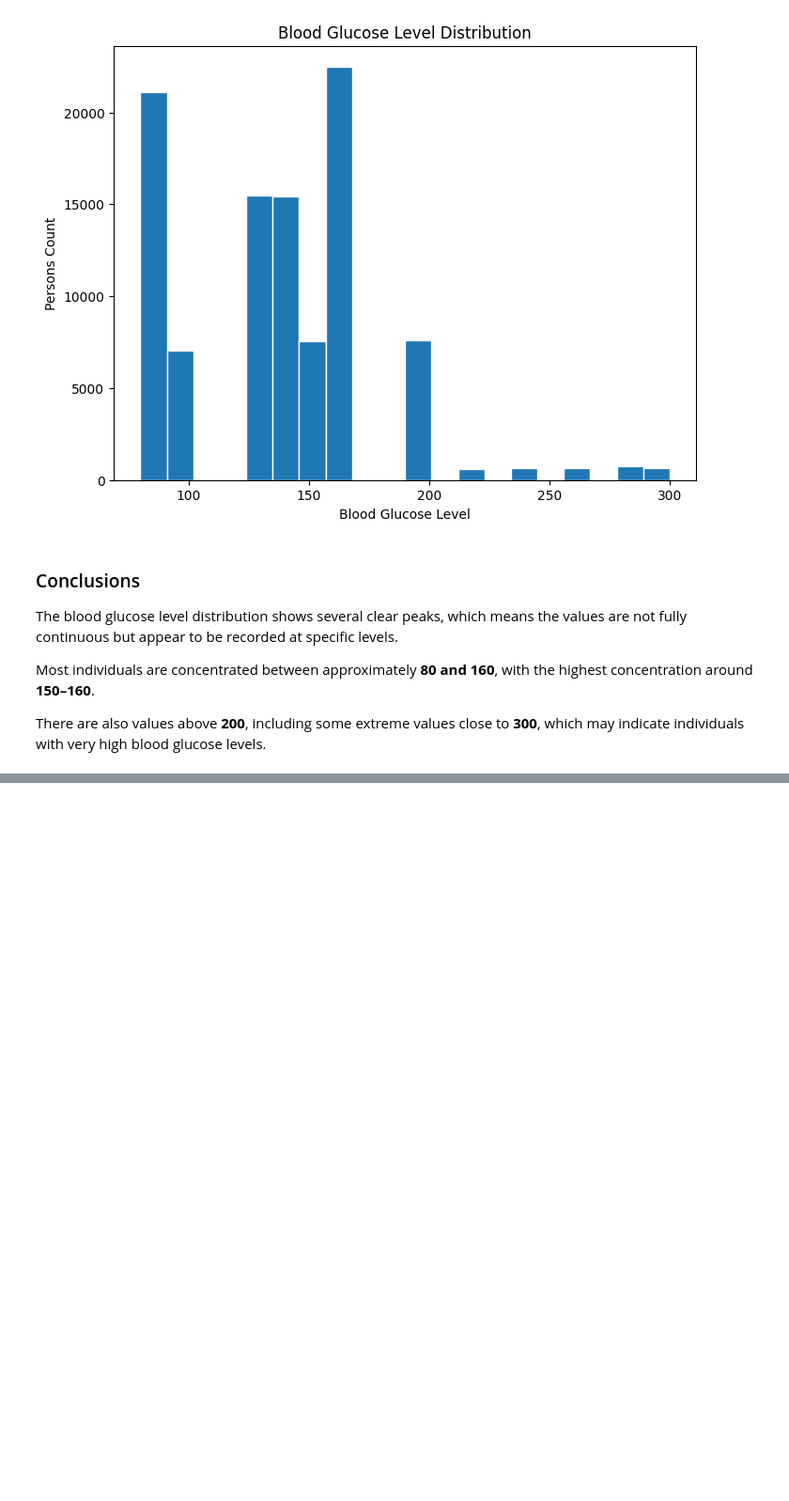
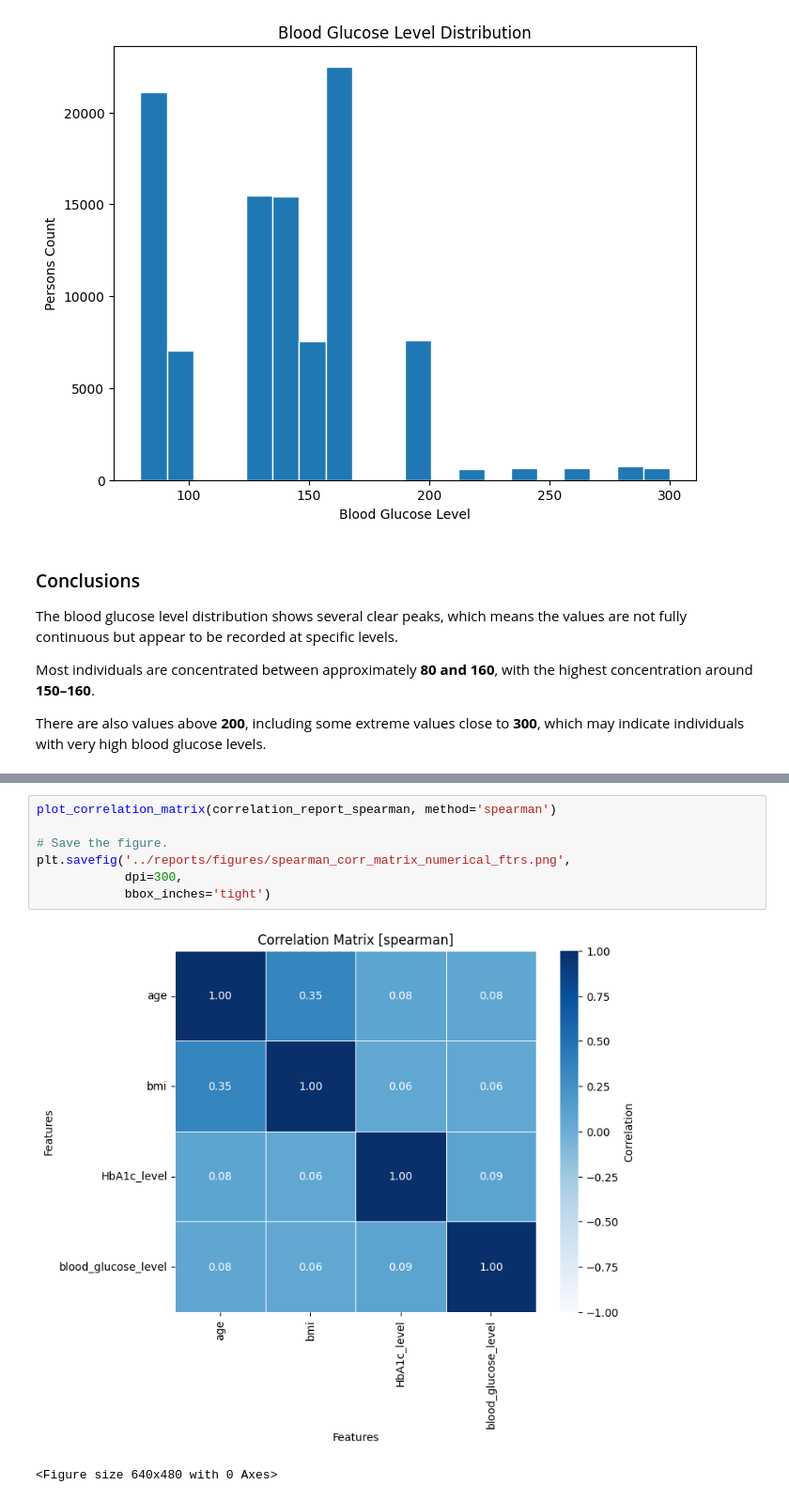
Before and after one commit to plamensve/SU_ML_RETAKE_EXAM_2026, a Jupyter notebook: notebooks/02_eda.ipynb, the cells around one changed output, grey strips where cells are left out. Shown at 94% size. Cells and saved outputs as stored; diff of their text form; blank space fills up the shorter version.

```diff
--- a/notebooks/02_eda.ipynb
+++ b/notebooks/02_eda.ipynb
@@ -505,0 +552,10 @@ There are also values above **200**, including some extreme values close to **30
+# %%
+plot_correlation_matrix(correlation_report_spearman, method='spearman')
+
+# Save the figure.
+plt.savefig('../reports/figures/spearman_corr_matrix_numerical_ftrs.png',
+            dpi=300,
+            bbox_inches='tight')
+# %% [output]
+[figure, added]
+<Figure size 640x480 with 0 Axes>
```
Also changed, not shown: parts of 5 cells of this notebook, 7 other files.
